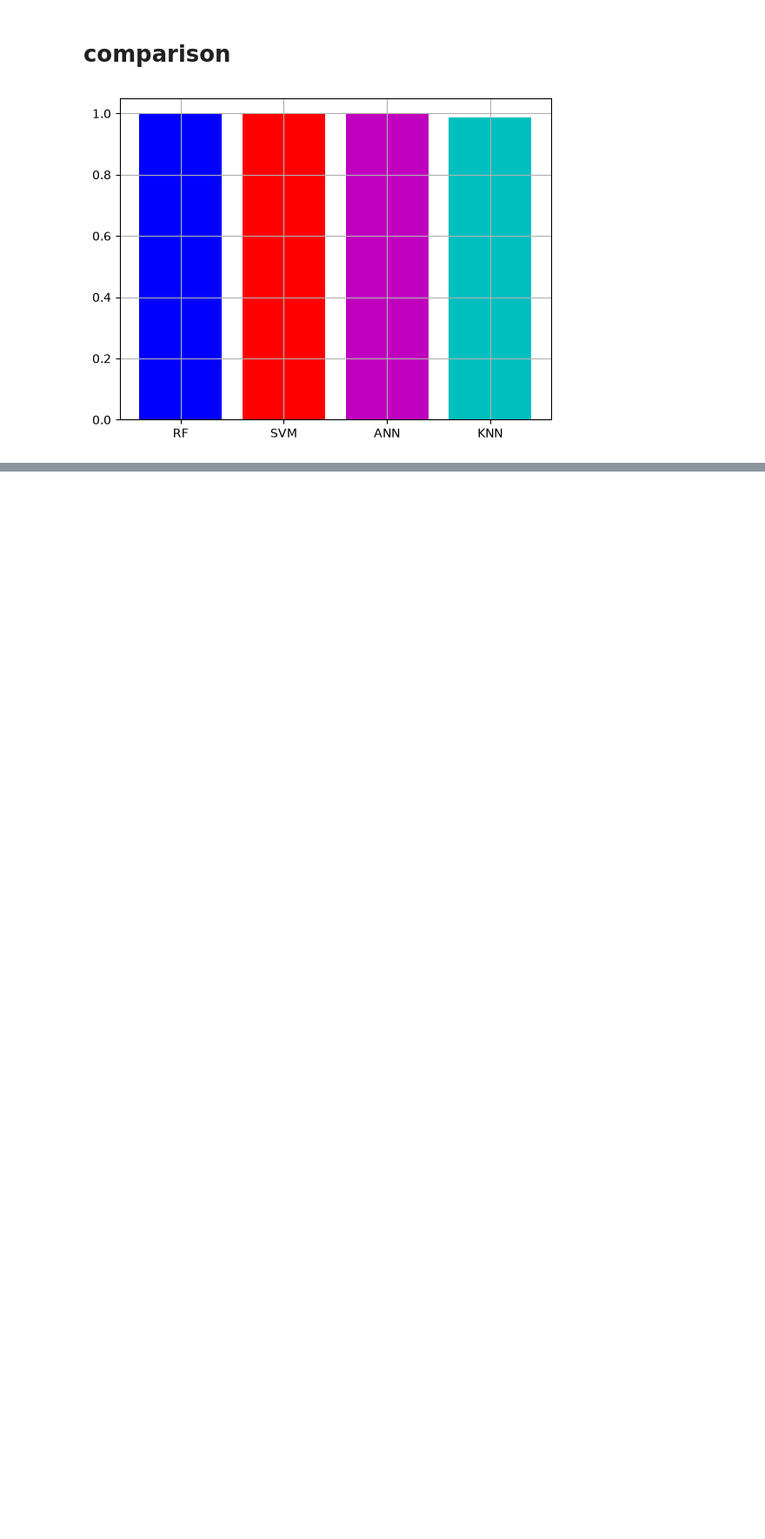
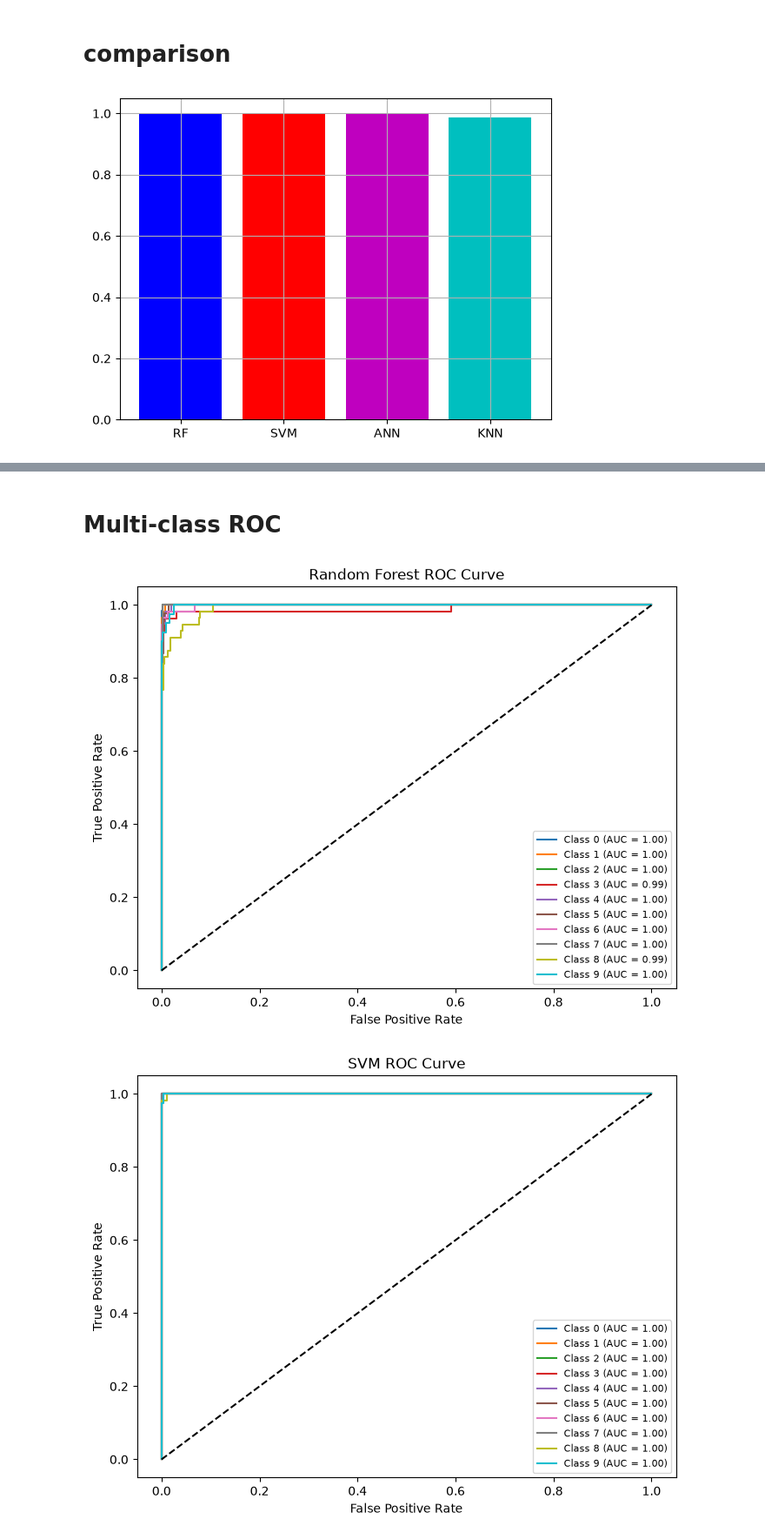
Before and after one commit to nazarinikan47-wq/Number-Image-Processing, a Jupyter notebook: number_image_processing.ipynb, the cells around one changed output, grey strips where cells are left out. Shown at 87% size. Drawn from its saved outputs; the diff is of its cells as text; code cells hidden in the pictures; blank space fills up the shorter version.

```diff
--- a/number_image_processing.ipynb
+++ b/number_image_processing.ipynb
@@ -218,0 +259,2 @@ plt.show()
+# %% [markdown]
+# Multi-class ROC
@@ -218,0 +267,47 @@ plt.show()
+# %%
+def plot_multiclass_roc(model, model_name):
+
+    classifier = OneVsRestClassifier(model)
+    classifier.fit(x_train, y_train)
+
+    y_score = classifier.predict_proba(x_test)
+
+    classes = np.unique(y_train)
+    y_test_bin = label_binarize(y_test, classes=classes)
+
+    plt.figure(figsize=(8,6))
+
+    for i in range(len(classes)):
+        fpr, tpr, _ = roc_curve(y_test_bin[:, i], y_score[:, i])
+        roc_auc = auc(fpr, tpr)
+
+        plt.plot(
+            fpr,
+            tpr,
+            label=f"Class {i} (AUC = {roc_auc:.2f})"
+        )
+
+    plt.plot([0,1],[0,1],'k--')
+
+    plt.xlabel("False Positive Rate")
+    plt.ylabel("True Positive Rate")
+
+    plt.title(f"{model_name} ROC Curve")
+
+    plt.legend(loc="lower right", fontsize=8)
+
+    plt.savefig(
+        f"images/{model_name.lower().replace(' ','_')}_roc_curve.png",
+        dpi=300,
+        bbox_inches="tight"
+    )
+
+    plt.show()
+# %%
+plot_multiclass_roc(rf,"Random Forest")
+plot_multiclass_roc(svm,"SVM")
+plot_multiclass_roc(ann,"Neural Network")
+plot_multiclass_roc(knn,"KNN")
+# %% [output]
+[figure, added]
+[figure, added]
```
Also changed, not shown: parts of 16 cells of this notebook, 8 other files.
